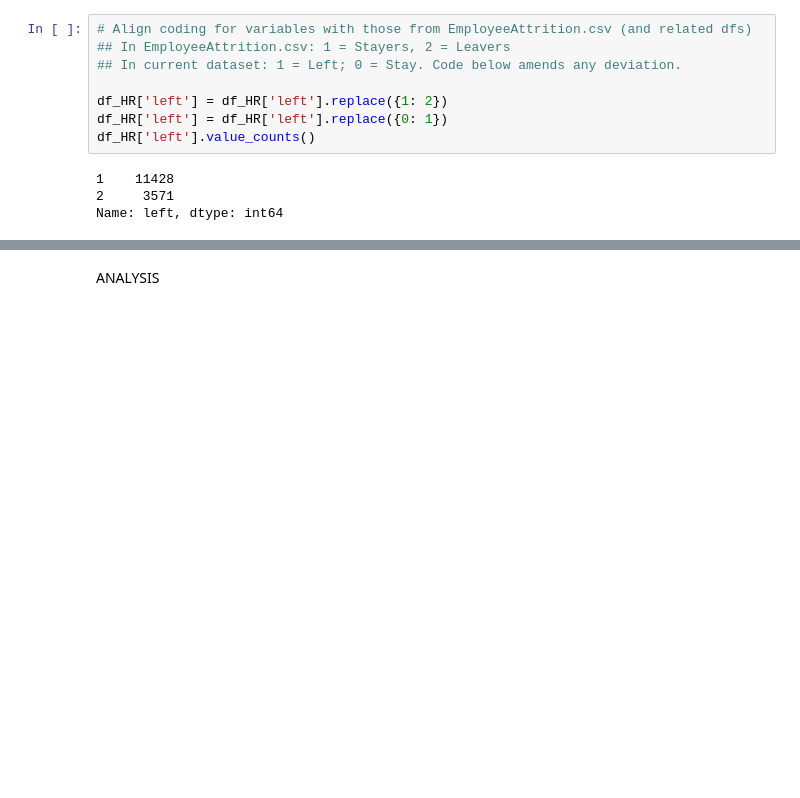
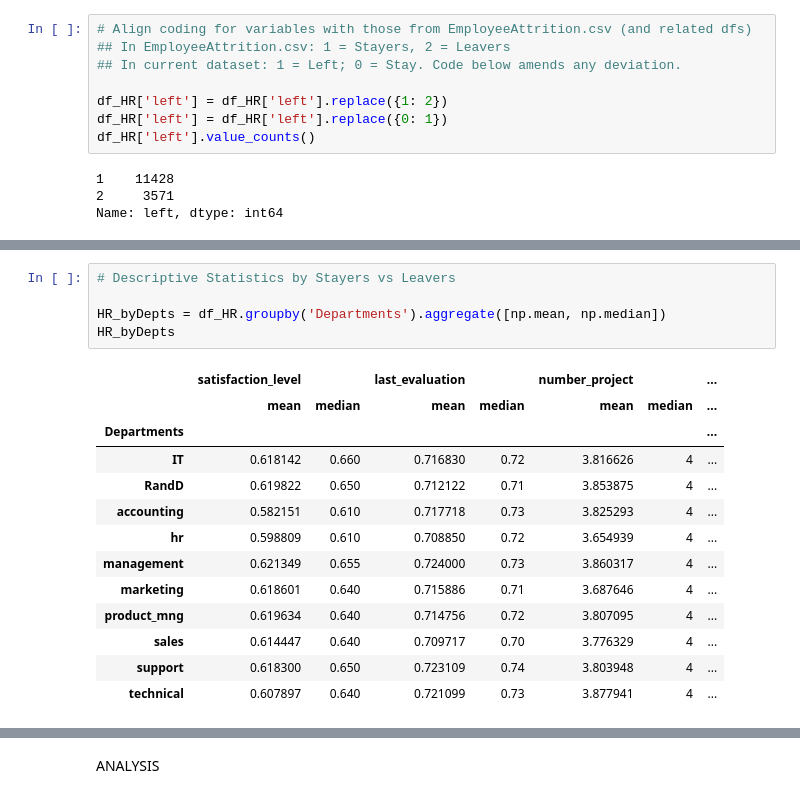
Before and after one commit to shanCH3n/Project1-DAbootcamp-Grp2, a Jupyter notebook: 01_Data/HRcomma_clean.ipynb, the cells around one changed output, grey strips where cells are left out. Cells and saved outputs as stored; diff of their text form; blank space fills up the shorter version.

```diff
--- a/01_Data/HRcomma_clean.ipynb
+++ b/01_Data/HRcomma_clean.ipynb
@@ -123,0 +158,19 @@ HR_byStayLeave
+# %%
+# Descriptive Statistics by Stayers vs Leavers
+
+HR_byDepts = df_HR.groupby('Departments').aggregate([np.mean, np.median])
+HR_byDepts
+# %% [output]
+|  | satisfaction_level |  | last_evaluation |  | number_project |  | ... |
+|  | mean | median | mean | median | mean | median | ... |
+| Departments |  |  |  |  |  |  | ... |
+| IT | 0.618142 | 0.660 | 0.716830 | 0.72 | 3.816626 | 4 | ... |
+| RandD | 0.619822 | 0.650 | 0.712122 | 0.71 | 3.853875 | 4 | ... |
+| accounting | 0.582151 | 0.610 | 0.717718 | 0.73 | 3.825293 | 4 | ... |
+| hr | 0.598809 | 0.610 | 0.708850 | 0.72 | 3.654939 | 4 | ... |
+| management | 0.621349 | 0.655 | 0.724000 | 0.73 | 3.860317 | 4 | ... |
+| marketing | 0.618601 | 0.640 | 0.715886 | 0.71 | 3.687646 | 4 | ... |
+| product_mng | 0.619634 | 0.640 | 0.714756 | 0.72 | 3.807095 | 4 | ... |
+| sales | 0.614447 | 0.640 | 0.709717 | 0.70 | 3.776329 | 4 | ... |
+| support | 0.618300 | 0.650 | 0.723109 | 0.74 | 3.803948 | 4 | ... |
+| technical | 0.607897 | 0.640 | 0.721099 | 0.73 | 3.877941 | 4 | ... |
```
Also changed, not shown: parts of 8 cells of this notebook.
